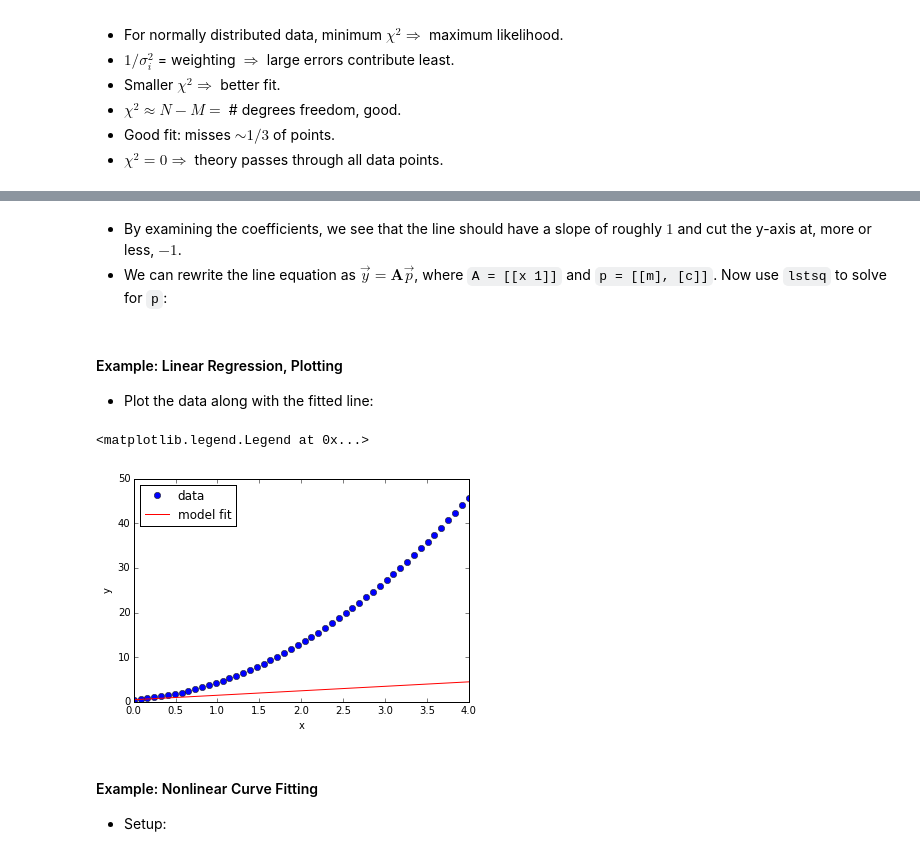
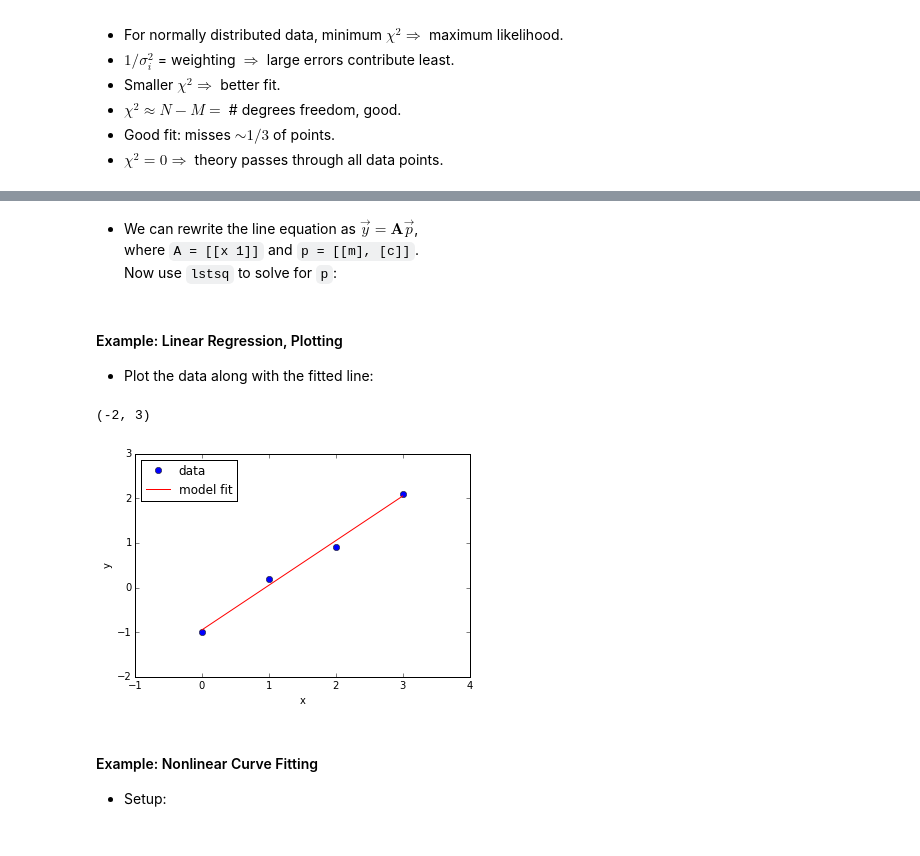
Before and after one commit to pitt1321/lectures, a Jupyter notebook: week_06/week_06.ipynb, the cells around one changed output, grey strips where cells are left out. Drawn from its saved outputs; the diff is of its cells as text; code cells hidden in the pictures.

```diff
--- a/week_06/week_06.ipynb
+++ b/week_06/week_06.ipynb
@@ -246,5 +277,4 @@ y = np.array([-1, 0.2, 0.9, 2.1])
 # %% [markdown]
-* By examining the coefficients, we see that the line should have a slope of roughly $1$ and cut the y-axis at, more or less, $-1$.
 * We can rewrite the line equation as $\vec{y} = \mathbf{A}\vec{p}$,
  where `A = [[x 1]]` and `p = [[m], [c]]`.
 Now use `lstsq` to solve for `p`:
@@ -260,12 +290,14 @@ import matplotlib.pyplot as plt
 # %%
 plt.plot(x,       y, linestyle='' , marker='o', color='blue', label='data')
 plt.plot(x, m*x + c, linestyle='-', color='red', label='model fit')
 plt.xlabel('x')
 plt.ylabel('y')
 plt.legend(numpoints=1, loc='upper left')
+plt.xlim(-1,4)
+plt.ylim(-2,3)
 # %% [output]
-<matplotlib.legend.Legend at 0x...>
+(-2, 3)
-[figure, old version]
+[figure, new version]
 # %% [markdown]
 #### Example: Nonlinear Curve Fitting
 * Setup:
```
Also changed, not shown: parts of 17 cells of this notebook.
